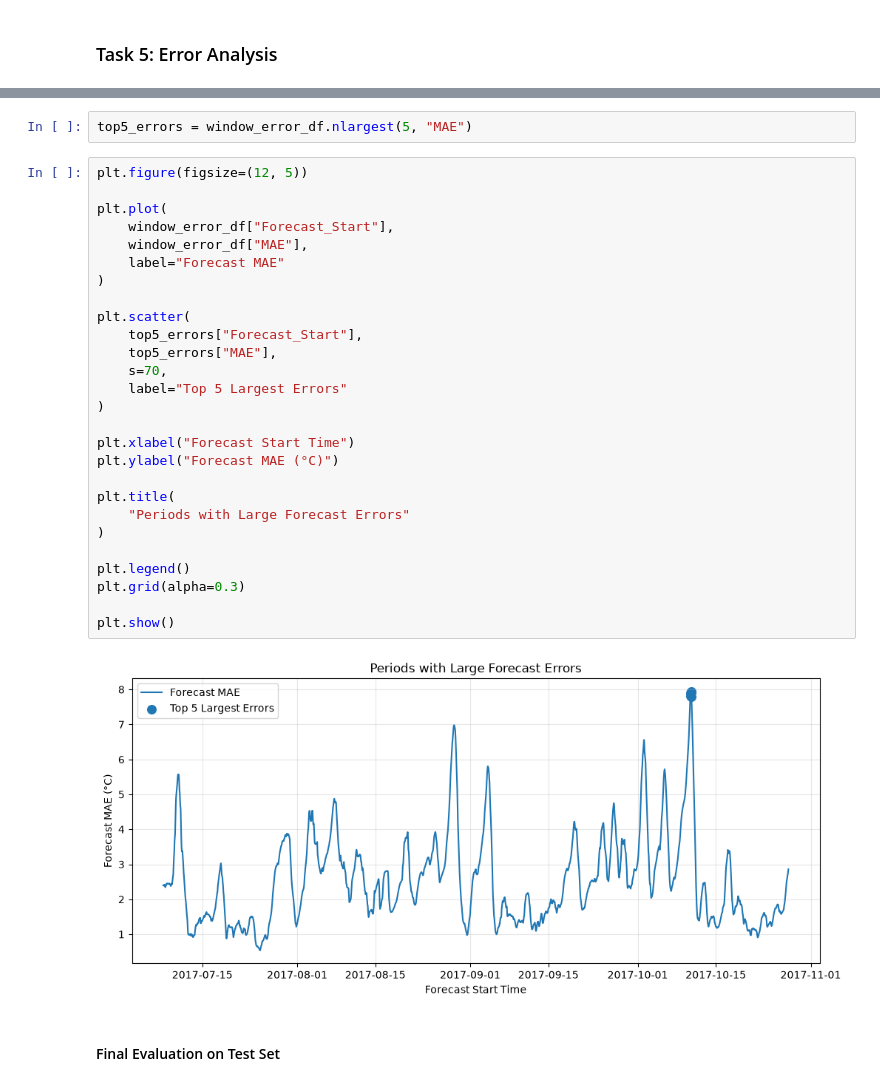
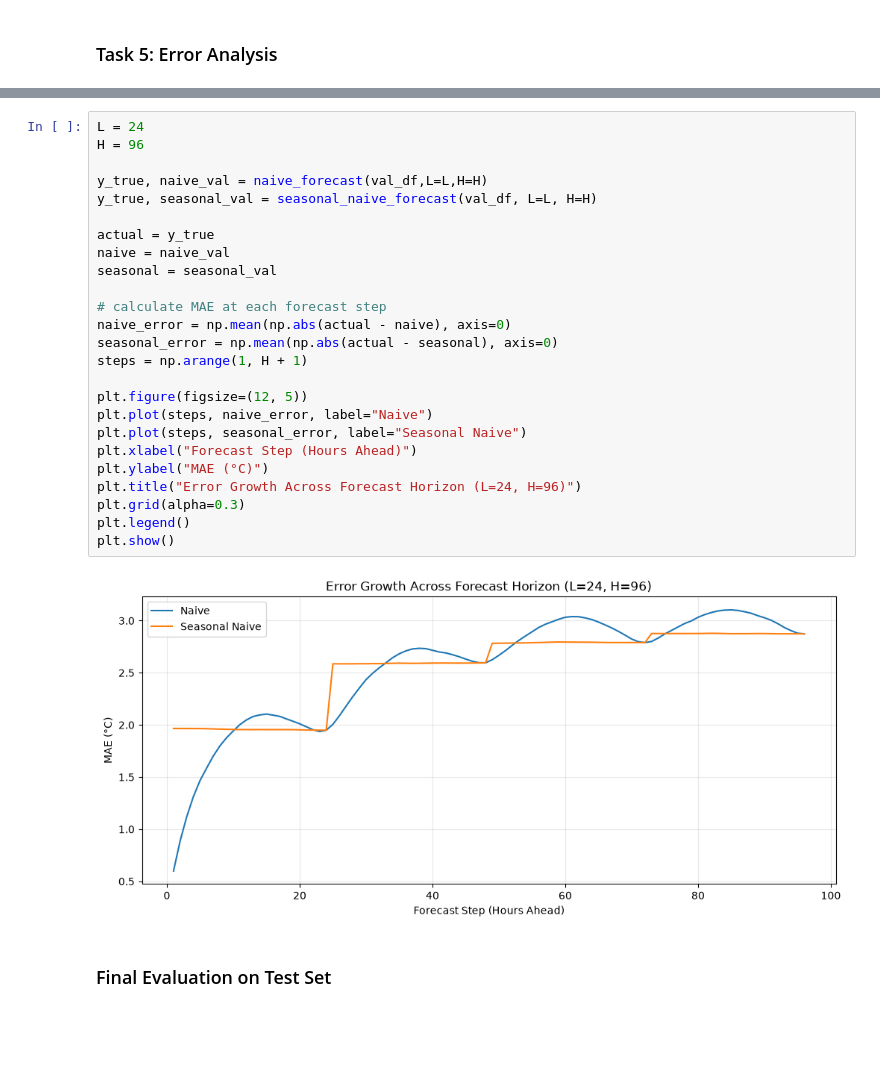
Before and after one commit to itskimheng/IAI_Lab_Intro_Assignment_2, a Jupyter notebook: main.ipynb, the cells around one changed output, grey strips where cells are left out. Drawn from its saved outputs; the diff is of its cells as text; blank space fills up the shorter version.

```diff
--- a/main.ipynb
+++ b/main.ipynb
@@ -2241,35 +2048,31 @@ plt.show()
-# %%
-top5_errors = window_error_df.nlargest(5, "MAE")
-# %%
-plt.figure(figsize=(12, 5))
-
-plt.plot(
-    window_error_df["Forecast_Start"],
-    window_error_df["MAE"],
-    label="Forecast MAE"
-)
-
-plt.scatter(
-    top5_errors["Forecast_Start"],
-    top5_errors["MAE"],
-    s=70,
-    label="Top 5 Largest Errors"
-)
-
-plt.xlabel("Forecast Start Time")
-plt.ylabel("Forecast MAE (°C)")
-
-plt.title(
-    "Periods with Large Forecast Errors"
-)
-
-plt.legend()
-plt.grid(alpha=0.3)
-
-plt.show()
-# %% [output]
-[figure, removed]
+# %%
+L = 24
+H = 96
+
+y_true, naive_val = naive_forecast(val_df,L=L,H=H)
+y_true, seasonal_val = seasonal_naive_forecast(val_df, L=L, H=H)
+
+actual = y_true
+naive = naive_val
+seasonal = seasonal_val
+
+# calculate MAE at each forecast step
+naive_error = np.mean(np.abs(actual - naive), axis=0)
+seasonal_error = np.mean(np.abs(actual - seasonal), axis=0)
+steps = np.arange(1, H + 1)
+
+plt.figure(figsize=(12, 5))
+plt.plot(steps, naive_error, label="Naive")
+plt.plot(steps, seasonal_error, label="Seasonal Naive")
+plt.xlabel("Forecast Step (Hours Ahead)")
+plt.ylabel("MAE (°C)")
+plt.title("Error Growth Across Forecast Horizon (L=24, H=96)")
+plt.grid(alpha=0.3)
+plt.legend()
+plt.show()
+# %% [output]
+[figure, added]
 # %% [markdown]
-#### Final Evaluation on Test Set
+### Final Evaluation on Test Set
 # %%
 selected_configs = [
```
Also changed, not shown: parts of 17 cells of this notebook, 2 other files.
